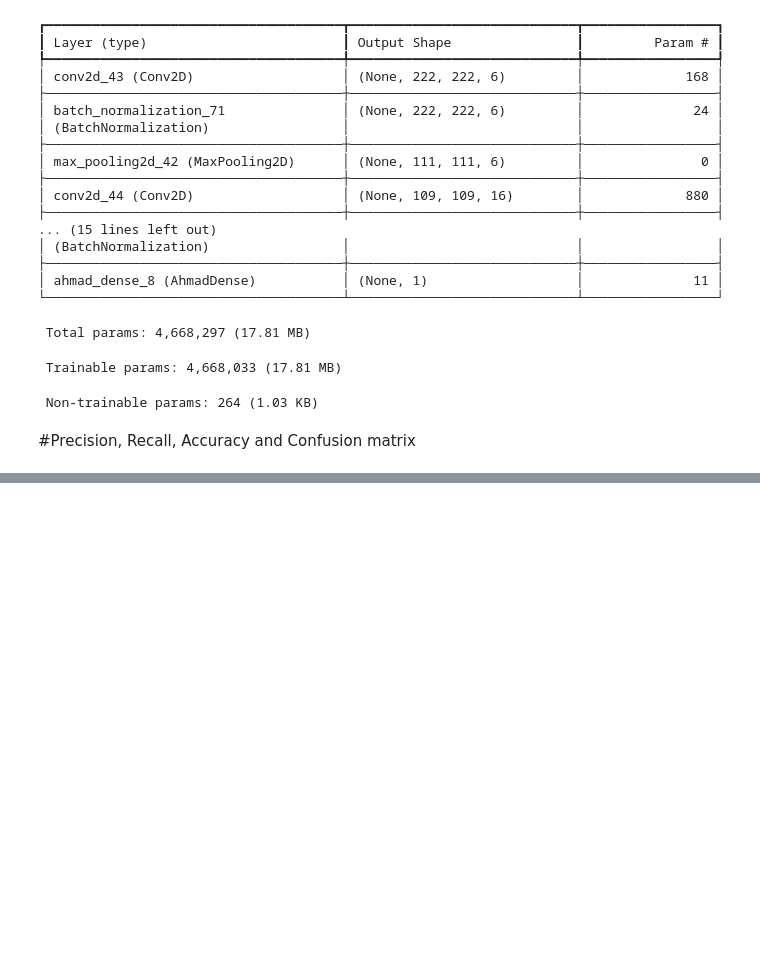
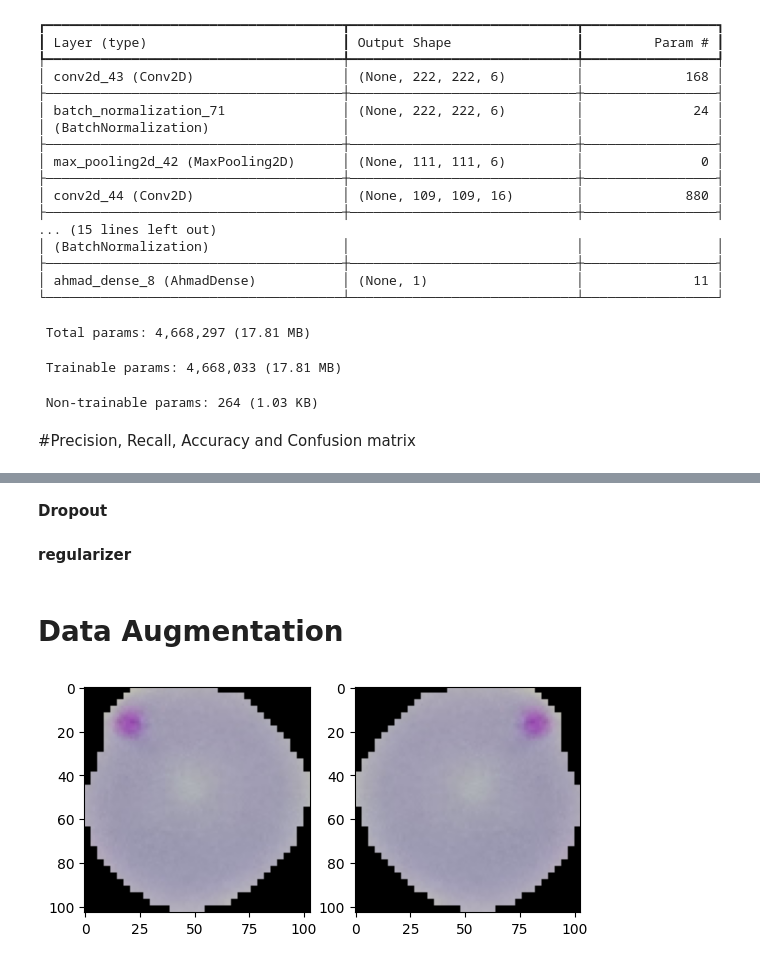
Before and after one commit to ahmadayoubi404/Deep-Learning, a Jupyter notebook: 5_Malaria_Diagnosis.ipynb, the cells around one changed output, grey strips where cells are left out. Cells and saved outputs as stored; diff of their text form; code cells hidden in the pictures; blank space fills up the shorter version.

```diff
--- a/5_Malaria_Diagnosis.ipynb
+++ b/5_Malaria_Diagnosis.ipynb
@@ -687,0 +752,2 @@ plt.show()
+# %% [markdown]
+**Dropout**
@@ -687,0 +756,2 @@ plt.show()
+# %% [markdown]
+**regularizer**
@@ -687,0 +762,15 @@ plt.show()
+# %% [markdown]
+# **Data Augmentation**
+# %%
+def visualize(original, augmented):
+  plt.subplot(1, 2, 1) #(nb of rows, nb of columns, position of the image)
+  plt.imshow(original)
+
+  plt.subplot(1, 2, 2)
+  plt.imshow(augmented)
+
+original_image, label = next(iter(train_dataset))
+augmented_image = tf.image.flip_left_right(original_image)
+visualize(original_image, augmented_image)
+# %% [output]
+[figure, added]
```
Also changed, not shown: parts of 19 cells of this notebook.
